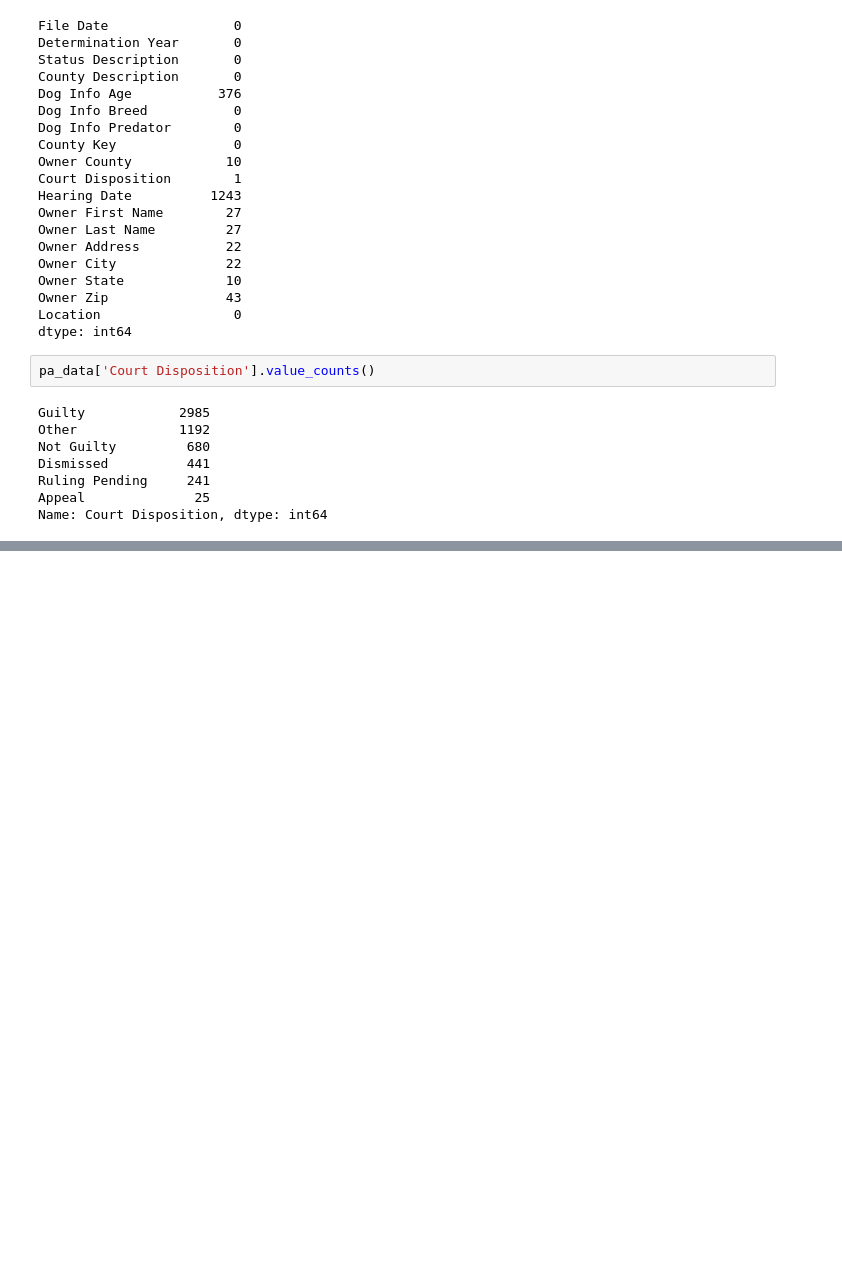
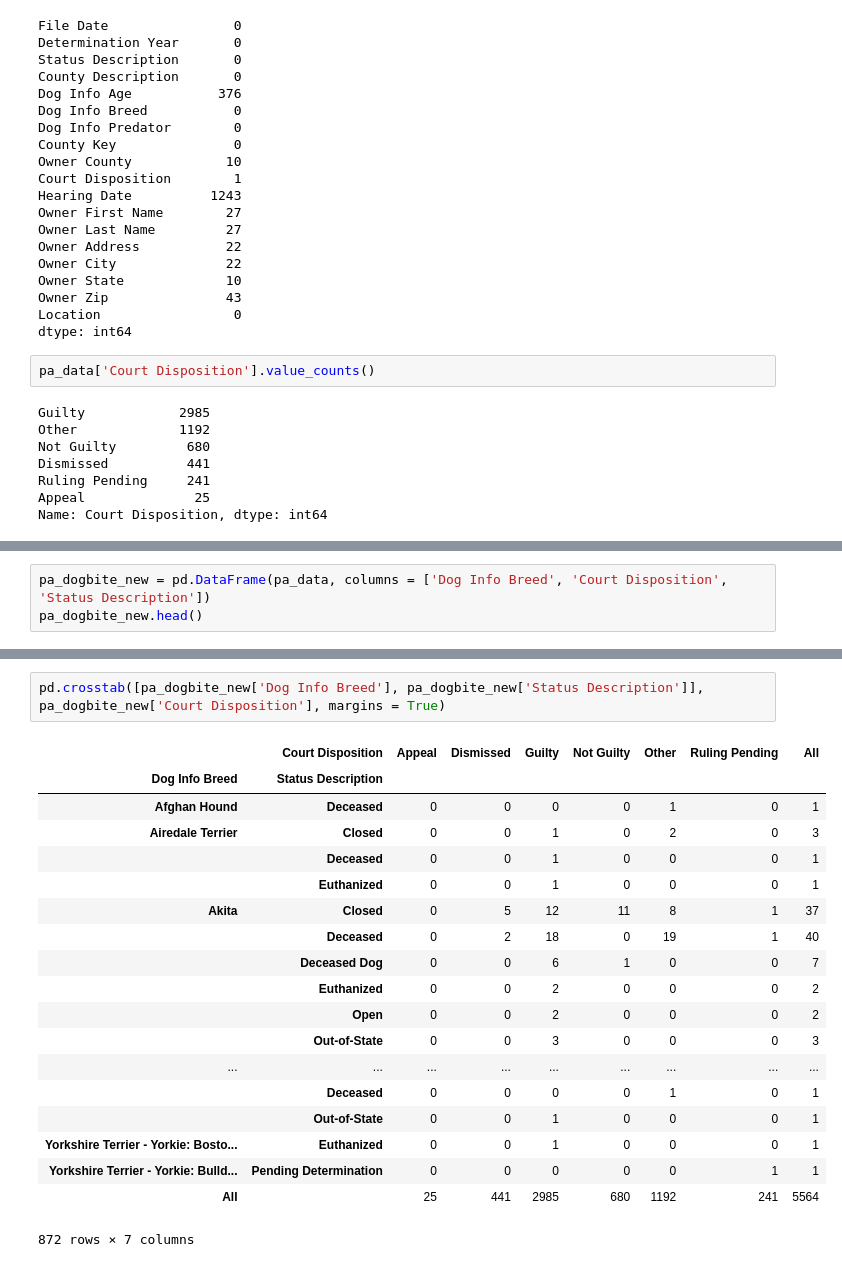
Before and after one commit to DanielleRomanoff/DS-Unit-1-Project_Dog_Bites, a Jupyter notebook: Dog Bites Project.ipynb, the cells around one changed output, grey strips where cells are left out. Cells and saved outputs as stored; diff of their text form; blank space fills up the shorter version.

Commit message:
Project updates Data Organized

```diff
--- a/Dog Bites Project.ipynb
+++ b/Dog Bites Project.ipynb
@@ -174,0 +222,3 @@ Name: Court Disposition, dtype: int64
+# %%
+pa_dogbite_new = pd.DataFrame(pa_data, columns = ['Dog Info Breed', 'Court Disposition', 'Status Description'])
+pa_dogbite_new.head()
@@ -175,3 +232,25 @@ Name: Court Disposition, dtype: int64
+# %%
+pd.crosstab([pa_dogbite_new['Dog Info Breed'], pa_dogbite_new['Status Description']], pa_dogbite_new['Court Disposition'], margins = True)
+# %% [output]
+|  | Court Disposition | Appeal | Dismissed | Guilty | Not Guilty | Other | Ruling Pending | All |
+| Dog Info Breed | Status Description |  |  |  |  |  |  |  |
+| Afghan Hound | Deceased | 0 | 0 | 0 | 0 | 1 | 0 | 1 |
+| Airedale Terrier | Closed | 0 | 0 | 1 | 0 | 2 | 0 | 3 |
+|  | Deceased | 0 | 0 | 1 | 0 | 0 | 0 | 1 |
+|  | Euthanized | 0 | 0 | 1 | 0 | 0 | 0 | 1 |
+| Akita | Closed | 0 | 5 | 12 | 11 | 8 | 1 | 37 |
+|  | Deceased | 0 | 2 | 18 | 0 | 19 | 1 | 40 |
+|  | Deceased Dog | 0 | 0 | 6 | 1 | 0 | 0 | 7 |
+|  | Euthanized | 0 | 0 | 2 | 0 | 0 | 0 | 2 |
+|  | Open | 0 | 0 | 2 | 0 | 0 | 0 | 2 |
+|  | Out-of-State | 0 | 0 | 3 | 0 | 0 | 0 | 3 |
+| ... | ... | ... | ... | ... | ... | ... | ... | ... |
+|  | Deceased | 0 | 0 | 0 | 0 | 1 | 0 | 1 |
+|  | Out-of-State | 0 | 0 | 1 | 0 | 0 | 0 | 1 |
+| Yorkshire Terrier - Yorkie: Bosto... | Euthanized | 0 | 0 | 1 | 0 | 0 | 0 | 1 |
+| Yorkshire Terrier - Yorkie: Bulld... | Pending Determination | 0 | 0 | 0 | 0 | 0 | 1 | 1 |
+| All |  | 25 | 441 | 2985 | 680 | 1192 | 241 | 5564 |
+872 rows × 7 columns
 # %%
 reasons_data = pd.read_csv('https://raw.githubusercontent.com/DanielleRomanoff/DS-Unit-1-Project_Dog_Bites/master/Reasons%20for%20bites%20with%20interpretation.csv')
 reasons_data.shape
```
Also changed, not shown: parts of 10 cells of this notebook, 1 other file.
